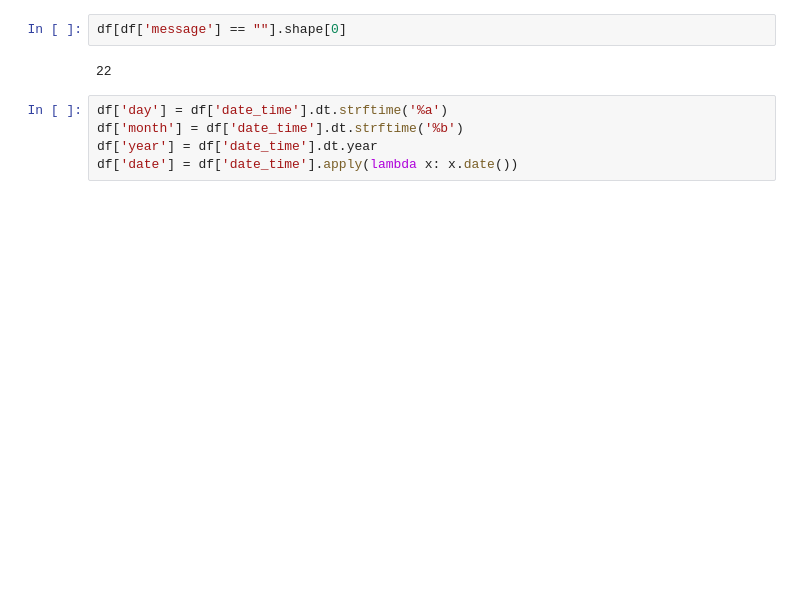
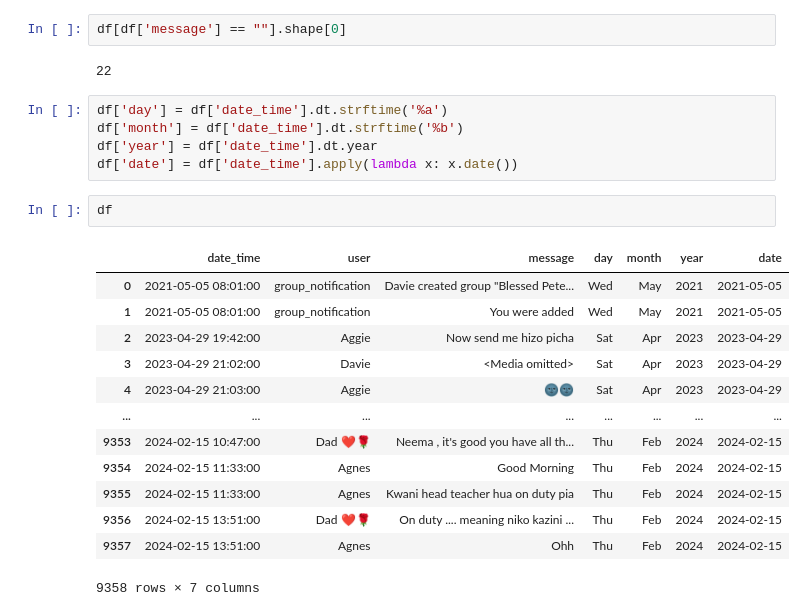
Before and after one commit to Agnes-Kalunda/chat-analysis, a Jupyter notebook: main.ipynb, the cells around one changed output. Cells and saved outputs as stored; diff of their text form; blank space fills up the shorter version.

```diff
--- a/main.ipynb
+++ b/main.ipynb
@@ -97,3 +103,19 @@ df['day'] = df['date_time'].dt.strftime('%a')
 df['month'] = df['date_time'].dt.strftime('%b')
 df['year'] = df['date_time'].dt.year
 df['date'] = df['date_time'].apply(lambda x: x.date())
+# %%
+df
+# %% [output]
+|  | date_time | user | message | day | month | year | date |
+| 0 | 2021-05-05 08:01:00 | group_notification | Davie created group "Blessed Pete... | Wed | May | 2021 | 2021-05-05 |
+| 1 | 2021-05-05 08:01:00 | group_notification | You were added | Wed | May | 2021 | 2021-05-05 |
+| 2 | 2023-04-29 19:42:00 | Aggie | Now send me hizo picha | Sat | Apr | 2023 | 2023-04-29 |
+| 3 | 2023-04-29 21:02:00 | Davie | <Media omitted> | Sat | Apr | 2023 | 2023-04-29 |
+| 4 | 2023-04-29 21:03:00 | Aggie | 🌚🌚 | Sat | Apr | 2023 | 2023-04-29 |
+| ... | ... | ... | ... | ... | ... | ... | ... |
+| 9353 | 2024-02-15 10:47:00 | Dad ❤️🌹 | Neema , it's good you have all th... | Thu | Feb | 2024 | 2024-02-15 |
+| 9354 | 2024-02-15 11:33:00 | Agnes | Good Morning | Thu | Feb | 2024 | 2024-02-15 |
+| 9355 | 2024-02-15 11:33:00 | Agnes | Kwani head teacher hua on duty pia | Thu | Feb | 2024 | 2024-02-15 |
+| 9356 | 2024-02-15 13:51:00 | Dad ❤️🌹 | On duty .... meaning niko kazini ... | Thu | Feb | 2024 | 2024-02-15 |
+| 9357 | 2024-02-15 13:51:00 | Agnes | Ohh | Thu | Feb | 2024 | 2024-02-15 |
+9358 rows × 7 columns
```
Also changed, not shown: parts of 7 cells of this notebook, 1 other file.
